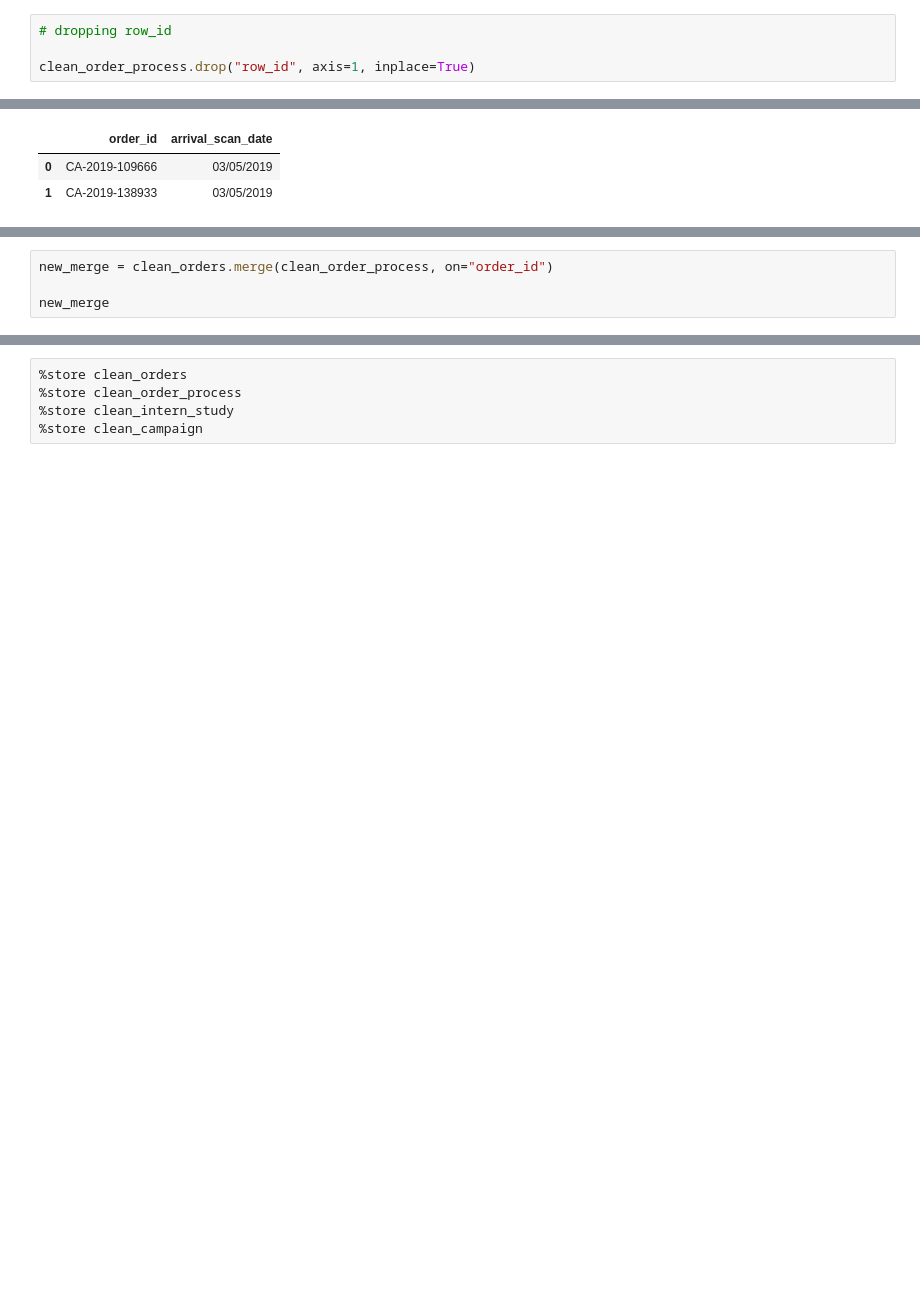
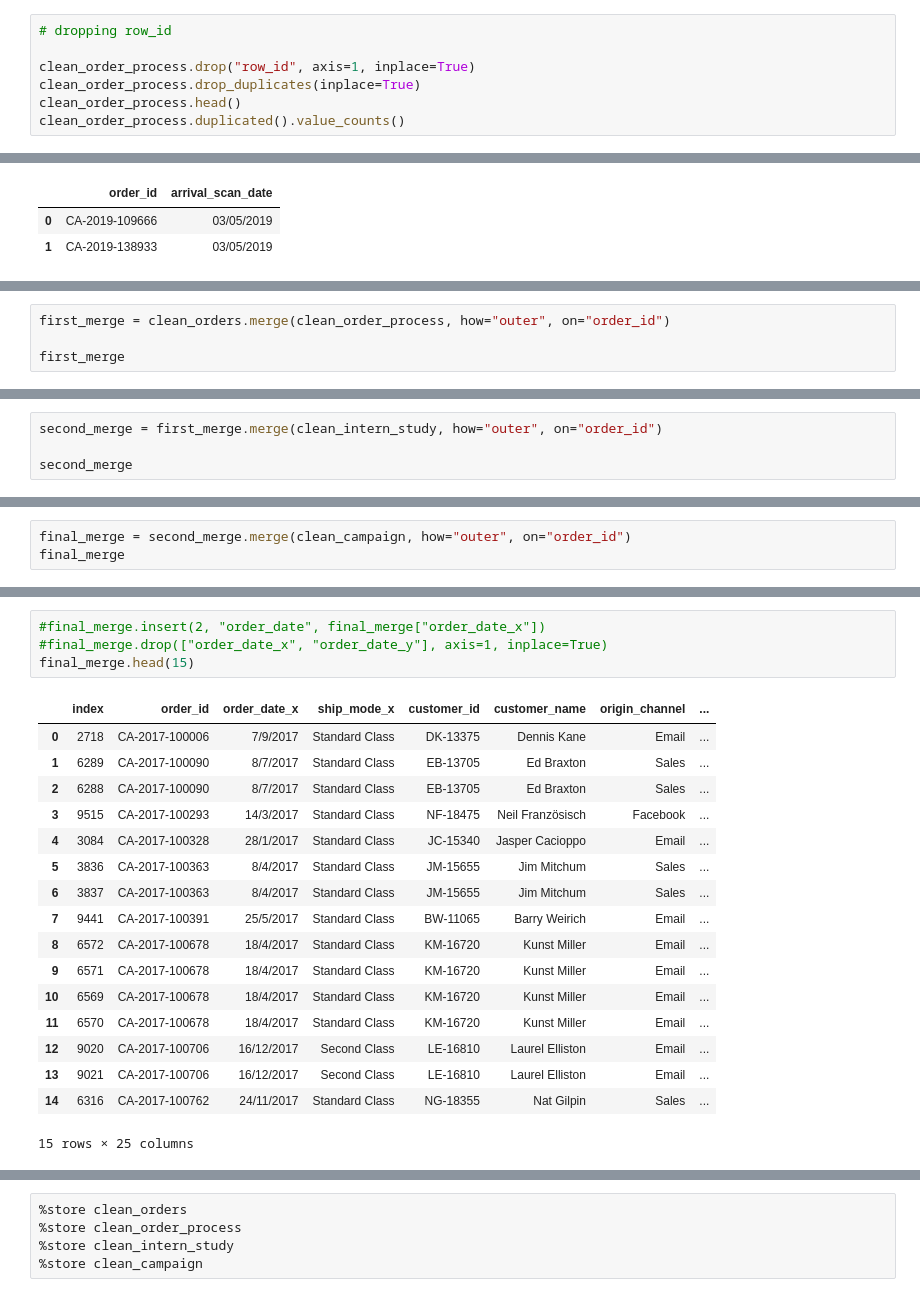
Before and after one commit to GioGonzalez07/EDA_project, a Jupyter notebook: cleaning_point.ipynb, the cells around one changed output, grey strips where cells are left out. Cells and saved outputs as stored; diff of their text form; blank space fills up the shorter version.

```diff
--- a/cleaning_point.ipynb
+++ b/cleaning_point.ipynb
@@ -39,3 +40,6 @@ clean_orders.head(2)
 # dropping row_id
 
 clean_order_process.drop("row_id", axis=1, inplace=True)
+clean_order_process.drop_duplicates(inplace=True)
+clean_order_process.head()
+clean_order_process.duplicated().value_counts()
@@ -73,5 +80,5 @@ display(clean_order_process.head(1))
 # %%
-new_merge = clean_orders.merge(clean_order_process, on="order_id")
+first_merge = clean_orders.merge(clean_order_process, how="outer", on="order_id")
 
-new_merge
+first_merge
 # %% [output]
@@ -78,0 +98,4 @@ ValueError: columns overlap but no suffix specified: Index(['order_date', 'ship_
+# %%
+second_merge = first_merge.merge(clean_intern_study, how="outer", on="order_id")
+
+second_merge
@@ -78,0 +116,3 @@ ValueError: columns overlap but no suffix specified: Index(['order_date', 'ship_
+# %%
+final_merge = second_merge.merge(clean_campaign, how="outer", on="order_id")
+final_merge
@@ -78,0 +133,22 @@ ValueError: columns overlap but no suffix specified: Index(['order_date', 'ship_
+# %%
+#final_merge.insert(2, "order_date", final_merge["order_date_x"])
+#final_merge.drop(["order_date_x", "order_date_y"], axis=1, inplace=True)
+final_merge.head(15)
+# %% [output]
+|  | index | order_id | order_date_x | ship_mode_x | customer_id | customer_name | origin_channel | ... |
+| 0 | 2718 | CA-2017-100006 | 7/9/2017 | Standard Class | DK-13375 | Dennis Kane | Email | ... |
+| 1 | 6289 | CA-2017-100090 | 8/7/2017 | Standard Class | EB-13705 | Ed Braxton | Sales | ... |
+| 2 | 6288 | CA-2017-100090 | 8/7/2017 | Standard Class | EB-13705 | Ed Braxton | Sales | ... |
+| 3 | 9515 | CA-2017-100293 | 14/3/2017 | Standard Class | NF-18475 | Neil Französisch | Facebook | ... |
+| 4 | 3084 | CA-2017-100328 | 28/1/2017 | Standard Class | JC-15340 | Jasper Cacioppo | Email | ... |
+| 5 | 3836 | CA-2017-100363 | 8/4/2017 | Standard Class | JM-15655 | Jim Mitchum | Sales | ... |
+| 6 | 3837 | CA-2017-100363 | 8/4/2017 | Standard Class | JM-15655 | Jim Mitchum | Sales | ... |
+| 7 | 9441 | CA-2017-100391 | 25/5/2017 | Standard Class | BW-11065 | Barry Weirich | Email | ... |
+| 8 | 6572 | CA-2017-100678 | 18/4/2017 | Standard Class | KM-16720 | Kunst Miller | Email | ... |
+| 9 | 6571 | CA-2017-100678 | 18/4/2017 | Standard Class | KM-16720 | Kunst Miller | Email | ... |
+| 10 | 6569 | CA-2017-100678 | 18/4/2017 | Standard Class | KM-16720 | Kunst Miller | Email | ... |
+| 11 | 6570 | CA-2017-100678 | 18/4/2017 | Standard Class | KM-16720 | Kunst Miller | Email | ... |
+| 12 | 9020 | CA-2017-100706 | 16/12/2017 | Second Class | LE-16810 | Laurel Elliston | Email | ... |
+| 13 | 9021 | CA-2017-100706 | 16/12/2017 | Second Class | LE-16810 | Laurel Elliston | Email | ... |
+| 14 | 6316 | CA-2017-100762 | 24/11/2017 | Standard Class | NG-18355 | Nat Gilpin | Sales | ... |
+15 rows × 25 columns
```
Also changed, not shown: parts of 11 cells of this notebook, 1 other file.
